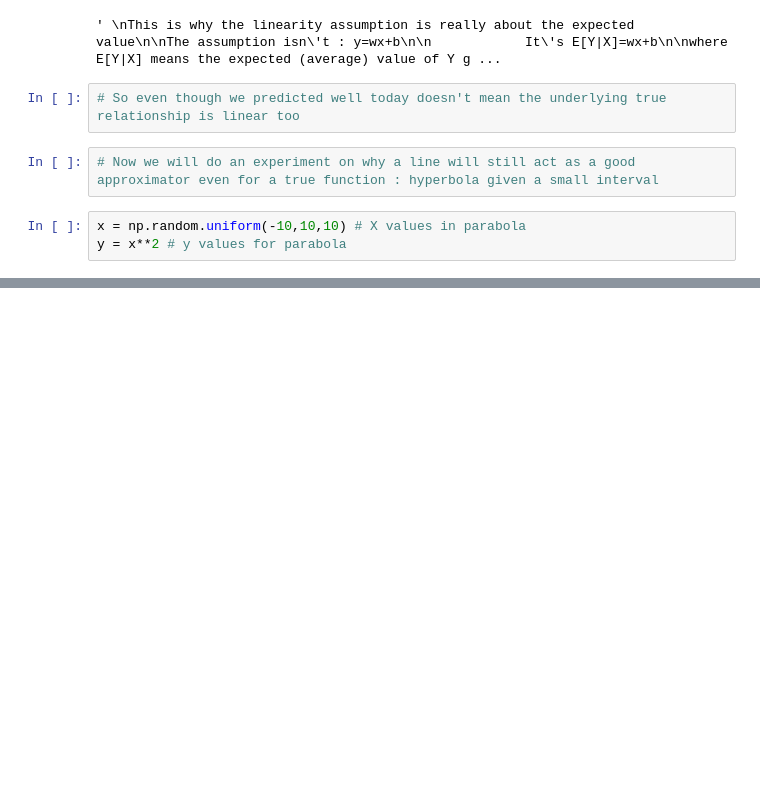
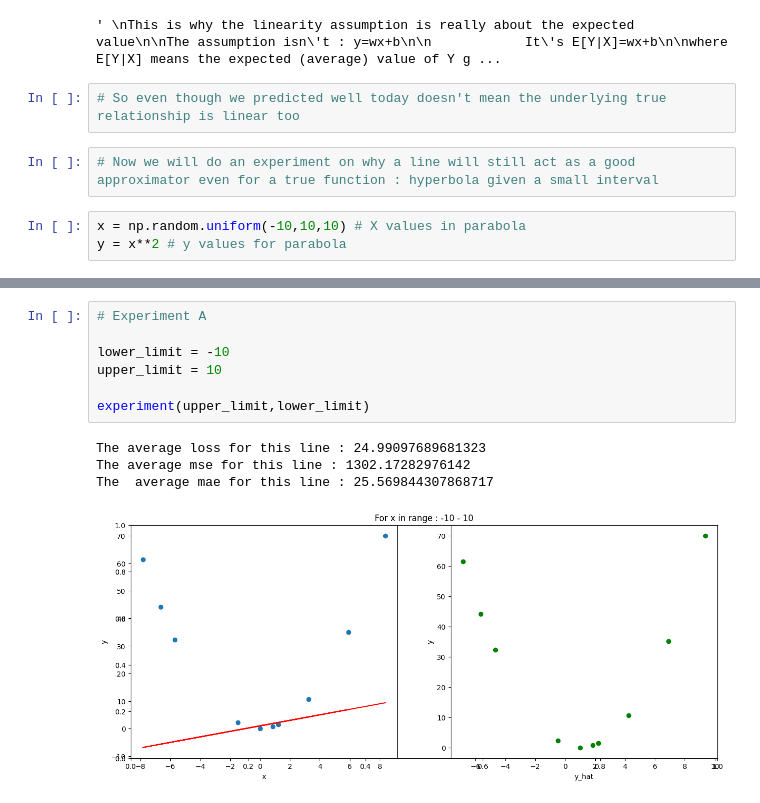
Before and after one commit to AyushDevadiga1/Machine-Learning, a Jupyter notebook: linear-regression/UnderstandingRegression.ipynb, the cells around one changed output, grey strips where cells are left out. Cells and saved outputs as stored; diff of their text form; blank space fills up the shorter version.

```diff
--- a/linear-regression/UnderstandingRegression.ipynb
+++ b/linear-regression/UnderstandingRegression.ipynb
@@ -237,0 +232,12 @@ The  average mae for this line : 32.666344240888094
+# %%
+# Experiment A
+
+lower_limit = -10
+upper_limit = 10
+
+experiment(upper_limit,lower_limit)
+# %% [output]
+The average loss for this line : 24.99097689681323
+The average mse for this line : 1302.17282976142
+The  average mae for this line : 25.569844307868717
+[figure, added]
```
Also changed, not shown: parts of 2 cells of this notebook.
